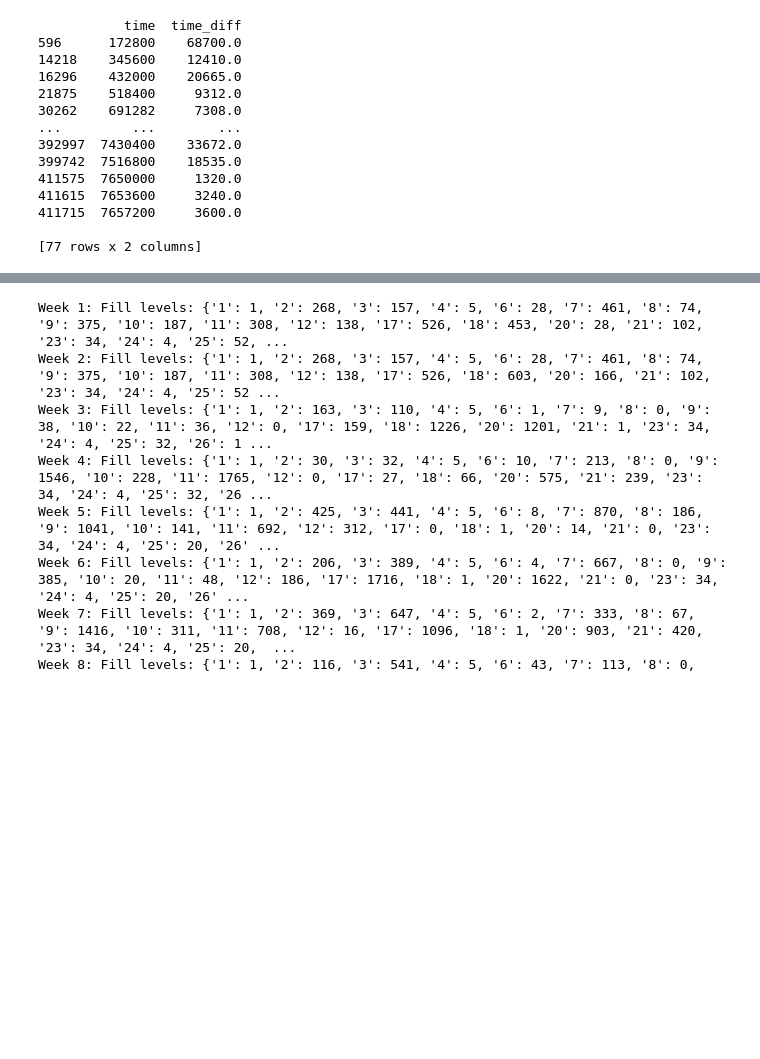
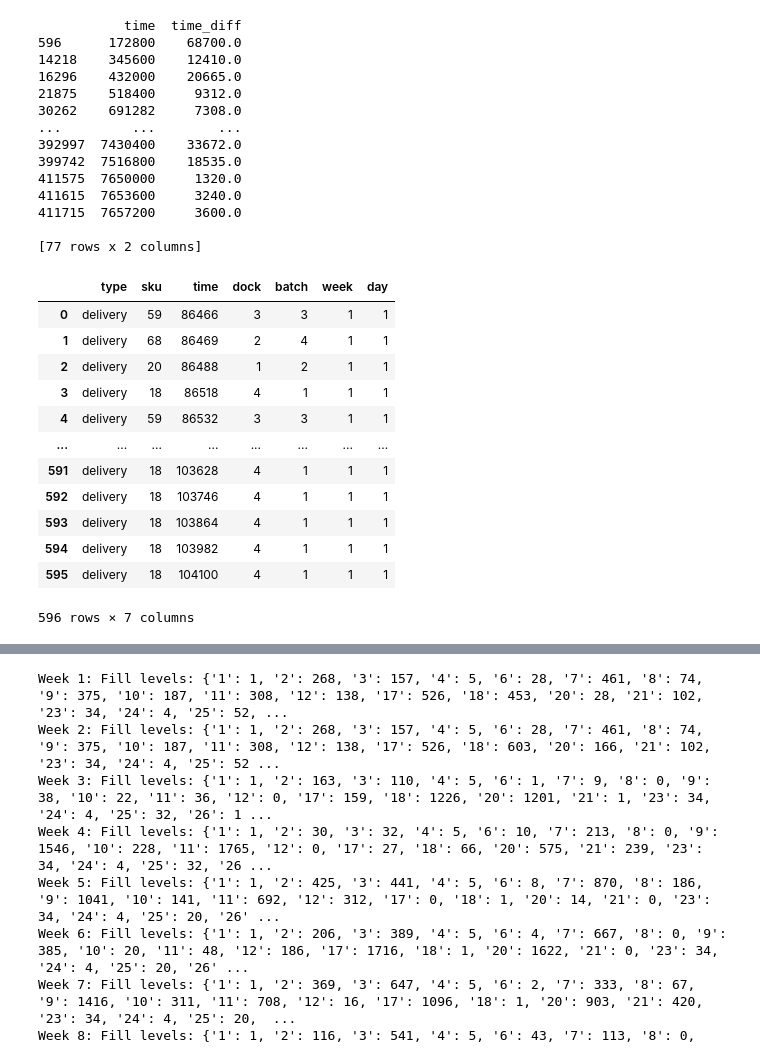
Before and after one commit to j4n1k/slapstack-battery-management, a Jupyter notebook: experiments/layout.ipynb, the cells around one changed output, grey strips where cells are left out. Cells and saved outputs as stored; diff of their text form; code cells hidden in the pictures; blank space fills up the shorter version.

```diff
--- a/experiments/layout.ipynb
+++ b/experiments/layout.ipynb
@@ -40,3 +40,19 @@ print(breaks[['time', 'time_diff']])
 411715  7657200     3600.0
 
 [77 rows x 2 columns]
+# %%
+order_df[order_df["week"]==1]
+# %% [output]
+|  | type | sku | time | dock | batch | week | day |
+| 0 | delivery | 59 | 86466 | 3 | 3 | 1 | 1 |
+| 1 | delivery | 68 | 86469 | 2 | 4 | 1 | 1 |
+| 2 | delivery | 20 | 86488 | 1 | 2 | 1 | 1 |
+| 3 | delivery | 18 | 86518 | 4 | 1 | 1 | 1 |
+| 4 | delivery | 59 | 86532 | 3 | 3 | 1 | 1 |
+| ... | ... | ... | ... | ... | ... | ... | ... |
+| 591 | delivery | 18 | 103628 | 4 | 1 | 1 | 1 |
+| 592 | delivery | 18 | 103746 | 4 | 1 | 1 | 1 |
+| 593 | delivery | 18 | 103864 | 4 | 1 | 1 | 1 |
+| 594 | delivery | 18 | 103982 | 4 | 1 | 1 | 1 |
+| 595 | delivery | 18 | 104100 | 4 | 1 | 1 | 1 |
+596 rows × 7 columns
```
Also changed, not shown: parts of 5 cells of this notebook, 11 other files.
